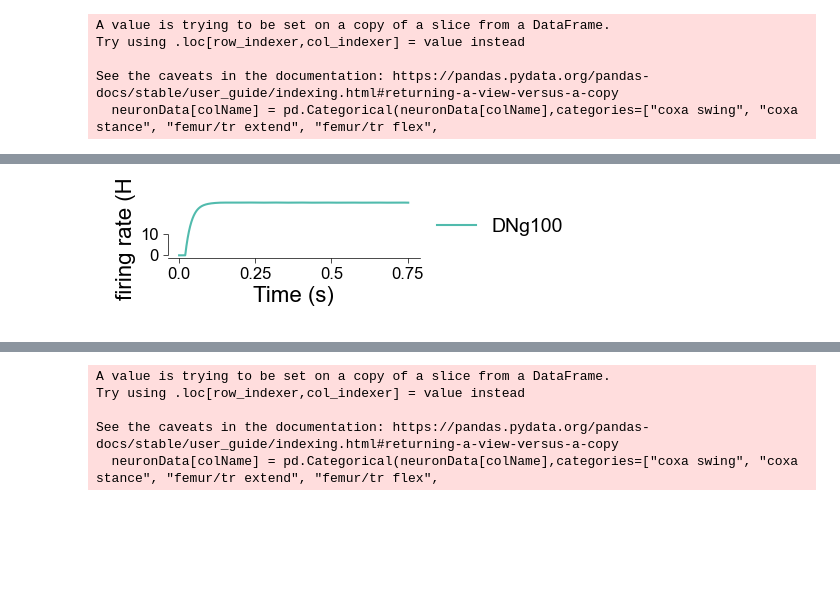
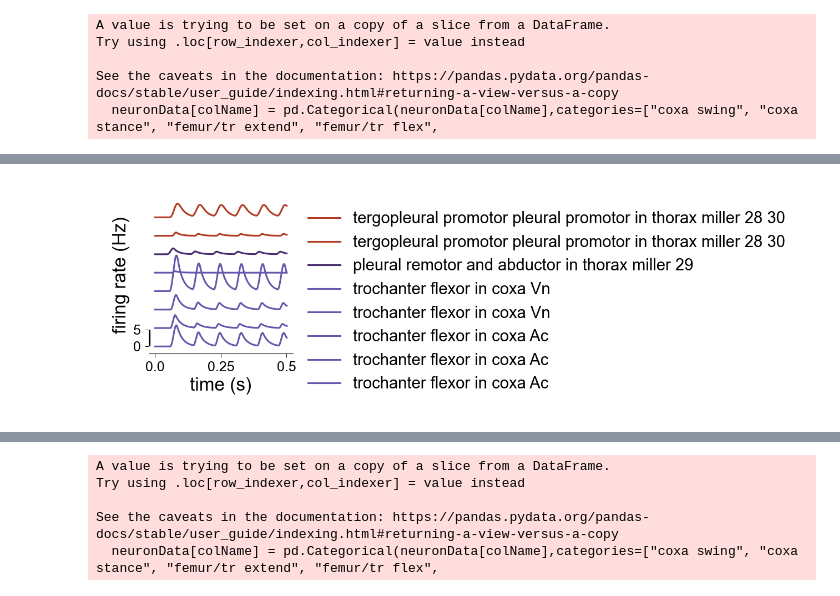
Before and after one commit to smpuglie/Pugliese_cpg_2025, a Jupyter notebook: notebooks/Figure 2.ipynb, the cells around one changed output, grey strips where cells are left out. Saved outputs shown, nothing was run; the diff lists cells and outputs as text; code cells hidden in the pictures; blank space fills up the shorter version.

```diff
--- a/notebooks/Figure 2.ipynb
+++ b/notebooks/Figure 2.ipynb
@@ -256,6 +232,6 @@ plt.show()
 # %%
 simType = "DNg100_Stim_FANC"
-simPath = simType+"/walle-smpuglie/run_id=walle"
+simPath = simType+"/walle-smpuglie/run_id=rerun_20260324_01"
 folder = dataPath + simPath
 Rs = sparse.load_npz(folder+f"/ckpt/{simType}_Rs.npz").todense()
 params = DictConfig(load_from_yaml(folder+"/.hydra/config.yaml"))
@@ -366,30 +273,32 @@ plt.show()
-# %%
-idx = 99 # np.random.randint(1000)
-R = Rs[idx]
-spacer=10
-
-tIdxs = np.arange(0,1000)
-
-dng100data = wTable.loc[[0]].copy()
-
-plt.figure()
-ax = plot_R_traces_stacked_2(R[:,:750],dng100data,activeOnly=True,space=spacer,colors=["#51bbad"],fanc=True)
-add_tAxis(ax,0.75,3.0001)
-xlimits = ax.get_xlim()
-plt.vlines(xlimits[0],0,10,"k",linewidth=0.25)
-plt.yticks([0,10])
-plt.xlim(xlimits)
-ax.spines[["left","top","right"]].set_visible(False)
-ax.grid(False)
-plt.ylabel("firing rate (Hz)")
-fig = plt.gcf()
-
-fig.set_figwidth(1.626)
-fig.set_figheight(0.377)
-
-if not os.path.exists(figFolder):
-    os.makedirs(figFolder)
-plt.savefig(figFolder+f"/dng100trace_idx{idx}.svg",transparent=True)
-plt.show()
-# %% [output]
-[figure, removed]
+# %%
+idx = 236
+spacer = 5.5
+scalebar = 5
+
+timeLimit = .5
+
+R = Rs[idx]
+
+plt.figure()
+ax = plot_R_traces_stacked_by_module(R[:,:500],mnData,activeOnly=True,space=spacer,dataset="fanc")# ,colorMapper=colorMapper)
+add_tAxis(ax,timeLimit,2.00001)
+xlimits = ax.get_xlim()
+plt.vlines(xlimits[0],0,scalebar,"k")
+plt.yticks([0,scalebar])
+plt.xlim(xlimits)
+ax.spines[["left","top","right"]].set_visible(False)
+fig = plt.gcf()
+ax.grid(False)
+plt.xlabel("time (s)")
+
+
+fig.set_figwidth(1.122)
+fig.set_figheight(1.226)
+fig.set_dpi(300)
+
+# if not os.path.exists(figFolder):
+#     os.makedirs(figFolder)
+# plt.savefig(figFolder+f"/mnTraces_idx{idx}_500ms.svg",transparent=True)
+plt.show()
+# %% [output]
+[figure, added]
```
Also changed, not shown: parts of 93 cells of this notebook, 18 other files.
